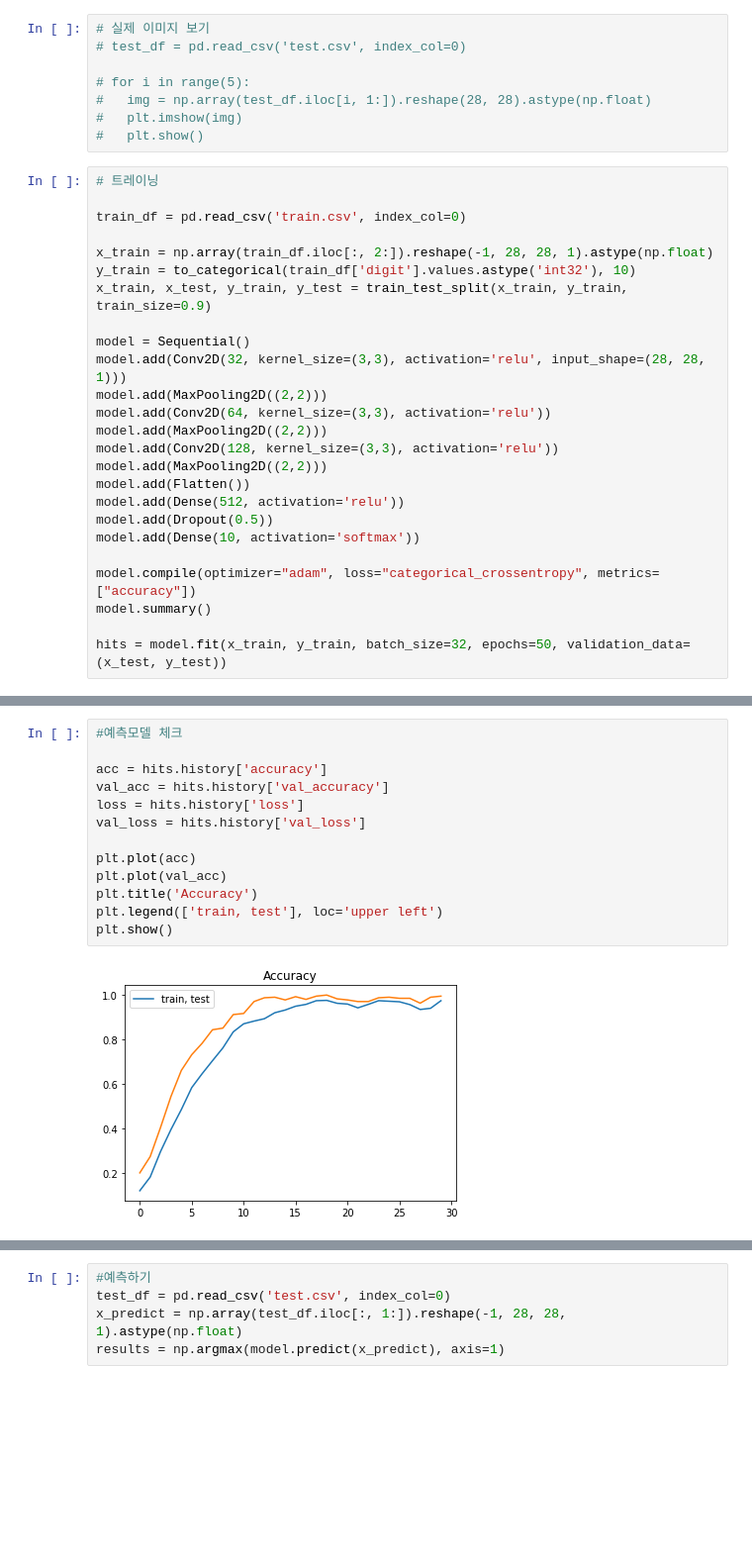
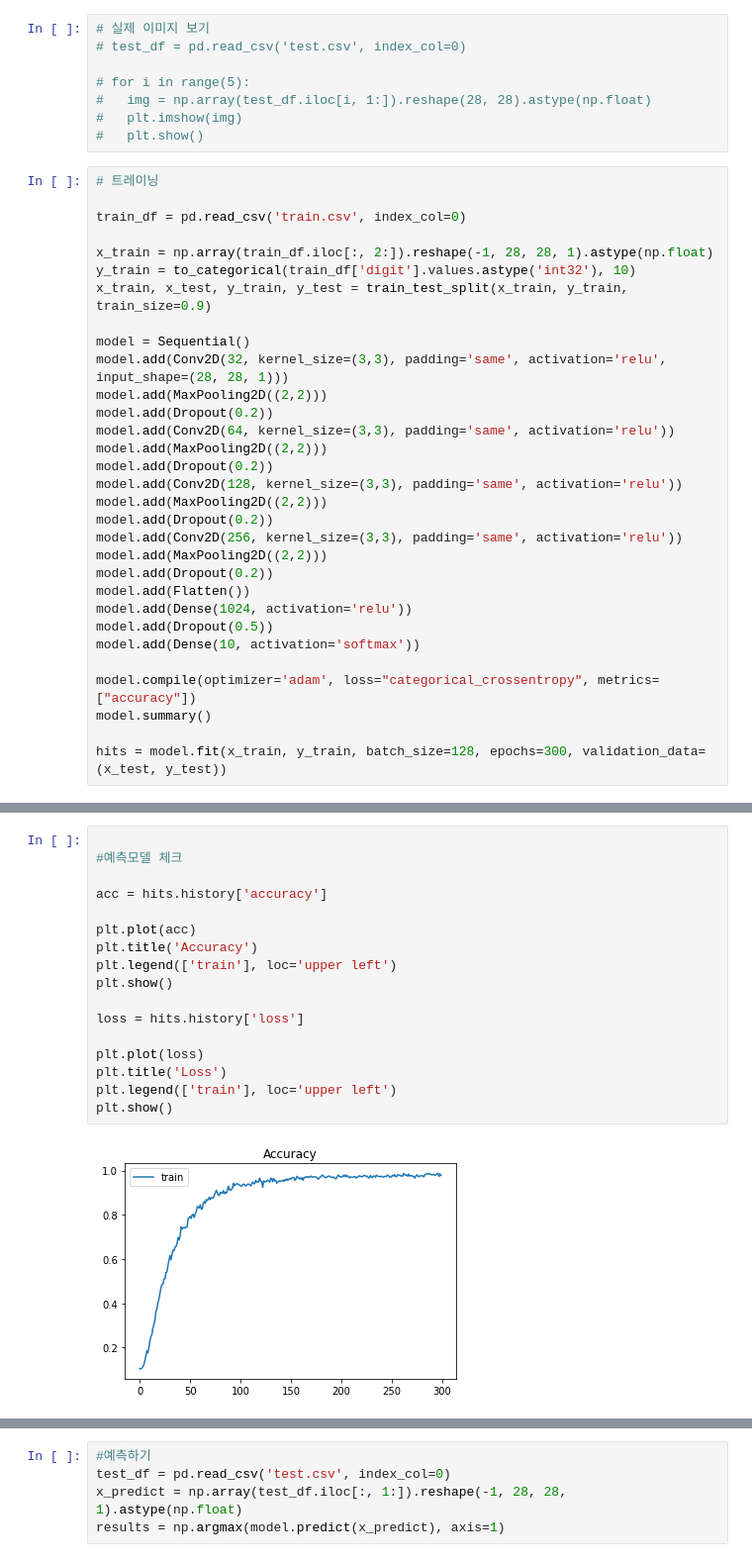
Before and after one commit to kyieon/Colab_DeepL, a Jupyter notebook: Dacon7.ipynb, the cells around one changed output, grey strips where cells are left out. Shown at 99% size. Drawn from its saved outputs; the diff is of its cells as text; blank space fills up the shorter version.

```diff
--- a/Dacon7.ipynb
+++ b/Dacon7.ipynb
@@ -40,19 +62,25 @@ y_train = to_categorical(train_df['digit'].values.astype('int32'), 10)
 x_train, x_test, y_train, y_test = train_test_split(x_train, y_train, train_size=0.9)
 
 model = Sequential()
-model.add(Conv2D(32, kernel_size=(3,3), activation='relu', input_shape=(28, 28, 1)))
+model.add(Conv2D(32, kernel_size=(3,3), padding='same', activation='relu', input_shape=(28, 28, 1)))
 model.add(MaxPooling2D((2,2)))
-model.add(Conv2D(64, kernel_size=(3,3), activation='relu'))
+model.add(Dropout(0.2))
+model.add(Conv2D(64, kernel_size=(3,3), padding='same', activation='relu'))
 model.add(MaxPooling2D((2,2)))
-model.add(Conv2D(128, kernel_size=(3,3), activation='relu'))
+model.add(Dropout(0.2))
+model.add(Conv2D(128, kernel_size=(3,3), padding='same', activation='relu'))
 model.add(MaxPooling2D((2,2)))
+model.add(Dropout(0.2))
+model.add(Conv2D(256, kernel_size=(3,3), padding='same', activation='relu'))
+model.add(MaxPooling2D((2,2)))
+model.add(Dropout(0.2))
 model.add(Flatten())
-model.add(Dense(512, activation='relu'))
+model.add(Dense(1024, activation='relu'))
 model.add(Dropout(0.5))
 model.add(Dense(10, activation='softmax'))
 
-model.compile(optimizer="adam", loss="categorical_crossentropy", metrics=["accuracy"])
+model.compile(optimizer='adam', loss="categorical_crossentropy", metrics=["accuracy"])
 model.summary()
 
-hits = model.fit(x_train, y_train, batch_size=32, epochs=50, validation_data=(x_test, y_test))
+hits = model.fit(x_train, y_train, batch_size=128, epochs=300, validation_data=(x_test, y_test))
 # %% [output]
@@ -76,15 +104,19 @@ Epoch 30/30
 # %%
+
 #예측모델 체크
 
 acc = hits.history['accuracy']
-val_acc = hits.history['val_accuracy']
-loss = hits.history['loss']
-val_loss = hits.history['val_loss']
 
 plt.plot(acc)
-plt.plot(val_acc)
 plt.title('Accuracy')
-plt.legend(['train, test'], loc='upper left')
+plt.legend(['train'], loc='upper left')
 plt.show()
+
+loss = hits.history['loss']
+
+plt.plot(loss)
+plt.title('Loss')
+plt.legend(['train'], loc='upper left')
+plt.show()
 # %% [output]
-[figure, old version]
+[figure, new version]
```
Also changed, not shown: parts of 6 cells of this notebook.
